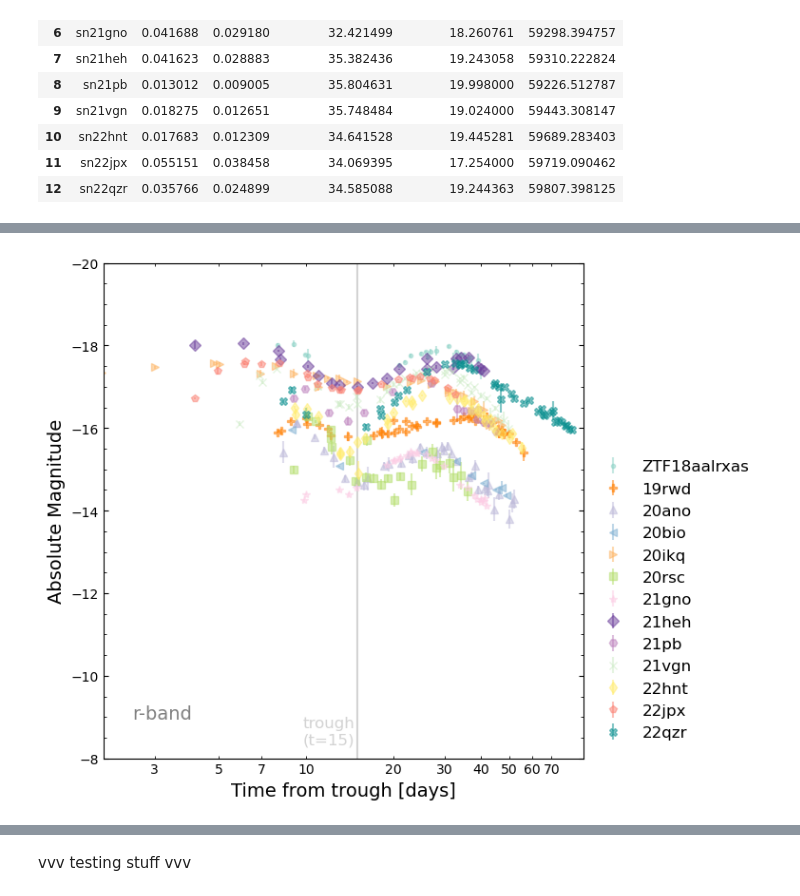
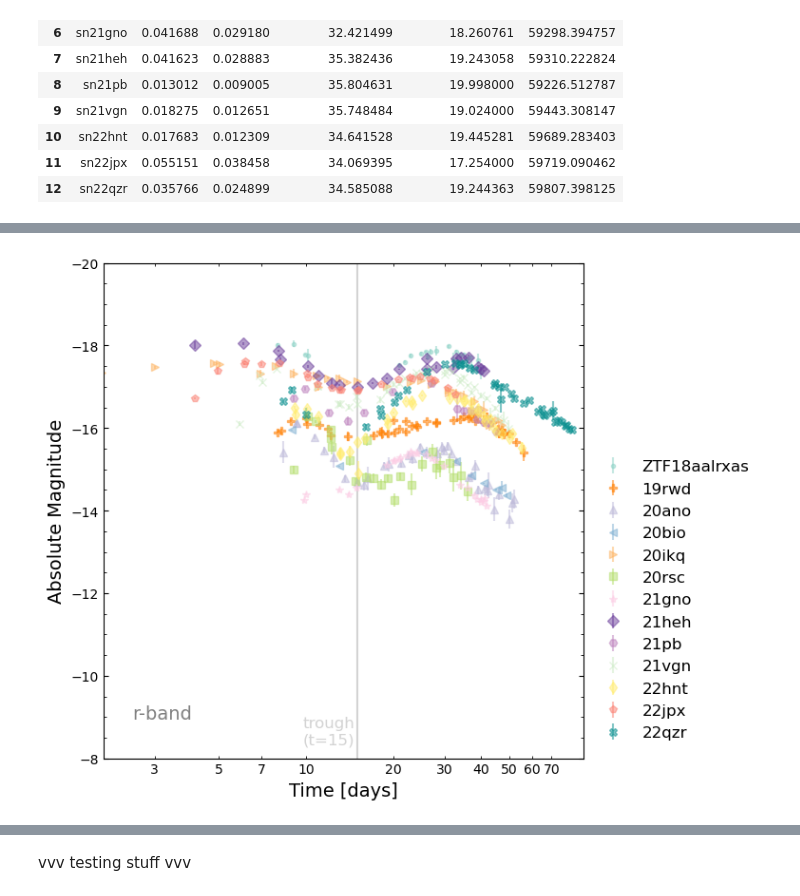
Before and after one commit to aec3675/ztf_IIb, a Jupyter notebook: make_mcmc_plots.ipynb, the cells around one changed output, grey strips where cells are left out. Cells and saved outputs as stored; diff of their text form; code cells hidden in the pictures.

```diff
--- a/make_mcmc_plots.ipynb
+++ b/make_mcmc_plots.ipynb
@@ -1257,36 +1376,36 @@ plt.figure(figsize=(7.75,6))
 ax = plt.subplot(111)
 for i,df in enumerate(df_cut_list):
     sort_df = df.sort_values(by='norm_t')
     rband = ((sort_df['filter']=='ZTF_r')|(sort_df['filter']=='o'))&(sort_df['err']<=2.0)
     ax.errorbar(sort_df.loc[rband,'norm_t'], sort_df.loc[rband,'abs_mag'], sort_df.loc[rband, 'err'],
                 color=colors[i], ls='', marker=markers[i], markersize=6, alpha=0.5, label=plot_names[i])
     # plt.errorbar(sort_df.loc[rband,'norm_t']+10, sort_df.loc[rband,'abs_mag'], sort_df.loc[rband, 'mag_err_all'], color=colors[i], marker='.', markersize=5, alpha=0.5)
 
 plt.annotate('r-band',xy=(0.06,0.08),xycoords='axes fraction',color='gray',fontsize=14)
 plt.xscale('log')#,subs=[2,3,4,5,6,7,8,9,10,20,30,40,50,60,70,80,90])
-plt.xlabel('Time from trough [days]', fontsize=14)
+plt.xlabel('Time [days]', fontsize=14)
 plt.axvline(x=15,color='lightgray',zorder=0)
 plt.annotate('trough\n(t=15)',xy=(0.415, 0.03), xycoords='axes fraction',color='lightgray',fontsize=12)
 plt.ylabel('Absolute Magnitude', fontsize=14)
 
 ax.yaxis.set_minor_locator(AutoMinorLocator())
 locs = np.append( np.arange(1,8,2),np.arange(10,80,10))
 ax.xaxis.set_minor_locator(mpl.ticker.FixedLocator(locs))
 ax.xaxis.set_major_locator(mpl.ticker.NullLocator())
 
 ax.xaxis.set_minor_formatter(mpl.ticker.ScalarFormatter())
 ax.tick_params(which="both", top=True, labeltop=False, bottom=True, labelbottom=True, left=True, right=True, direction="in")
 
 
 plt.xlim(2, 90)
 plt.ylim(-8,-20)
 # plt.gca().invert_yaxis()
 handles, labels = ax.get_legend_handles_labels()
 ax.legend(handles, labels, loc='center left', bbox_to_anchor=(1, 0.32),frameon=False, fontsize=12)
 plt.tight_layout()
-plt.savefig(SAVE_DIR+'figures/abs_mag_logt_r.png')
+plt.savefig(SAVE_DIR+'figures/abs_mag_logt_r.png', dpi=300)
 # %% [output]
-[figure, old version]
+[figure, new version]
 # %%
 ############################
 #    making t_1/2 plots
```
Also changed, not shown: parts of 15 cells of this notebook.
